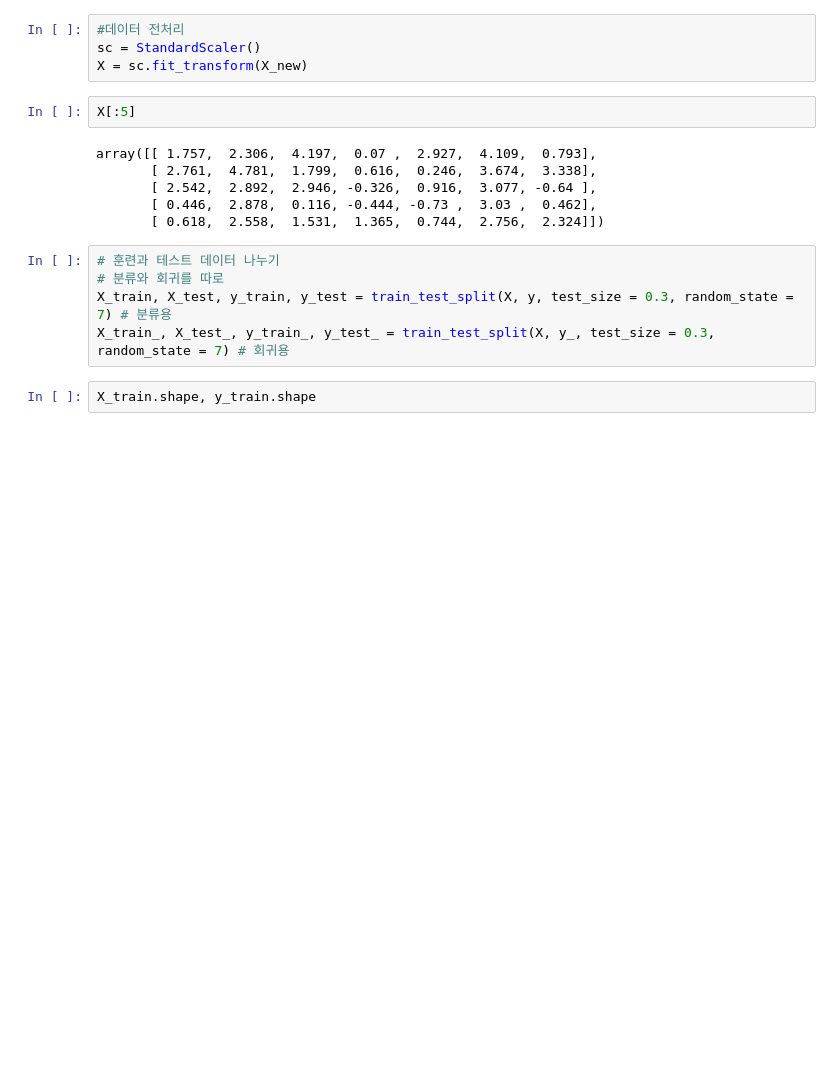
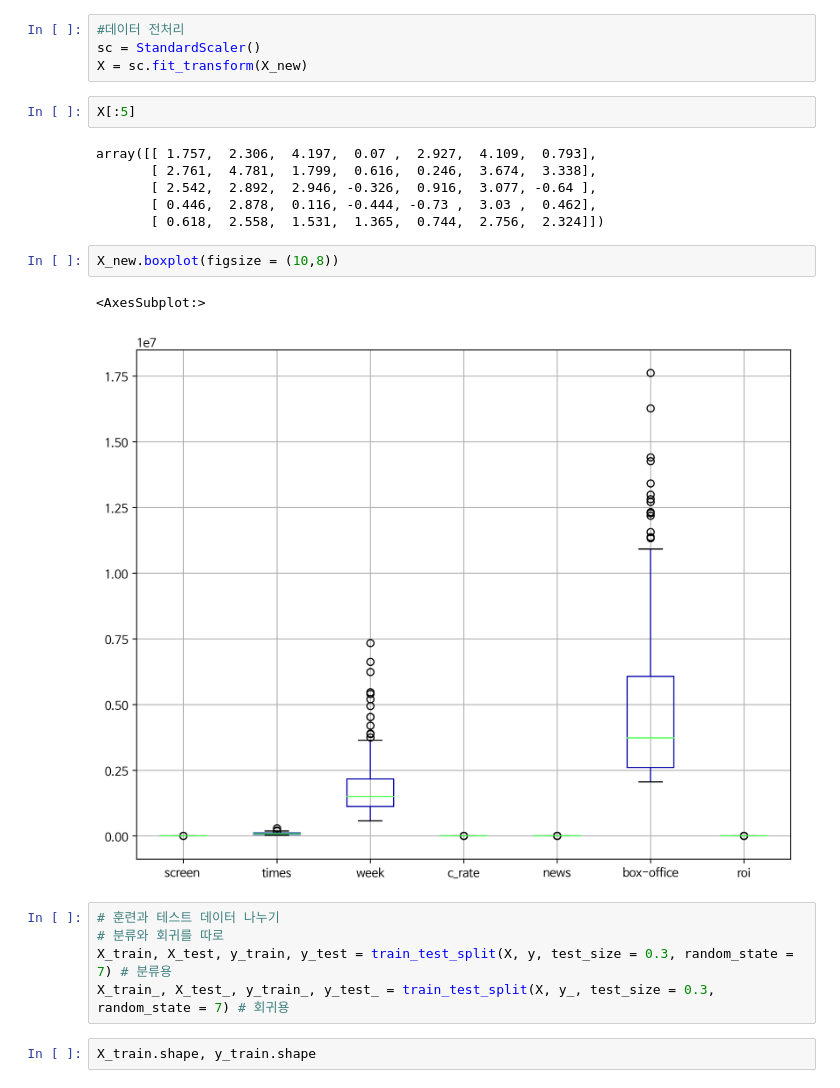
Before and after one commit to swany0509/machine_learning_private_project, a Jupyter notebook: movie_data_analysis.ipynb, the cells around one changed output. Saved outputs shown, nothing was run; the diff lists cells and outputs as text; blank space fills up the shorter version.

```diff
--- a/movie_data_analysis.ipynb
+++ b/movie_data_analysis.ipynb
@@ -225,6 +245,11 @@ array([[ 1.757,  2.306,  4.197,  0.07 ,  2.927,  4.109,  0.793],
        [ 2.542,  2.892,  2.946, -0.326,  0.916,  3.077, -0.64 ],
        [ 0.446,  2.878,  0.116, -0.444, -0.73 ,  3.03 ,  0.462],
        [ 0.618,  2.558,  1.531,  1.365,  0.744,  2.756,  2.324]])
+# %%
+X_new.boxplot(figsize = (10,8))
+# %% [output]
+<AxesSubplot:>
+[figure, added]
 # %%
 # 훈련과 테스트 데이터 나누기
 # 분류와 회귀를 따로
```
Also changed, not shown: parts of 12 cells of this notebook, 1 other file.
